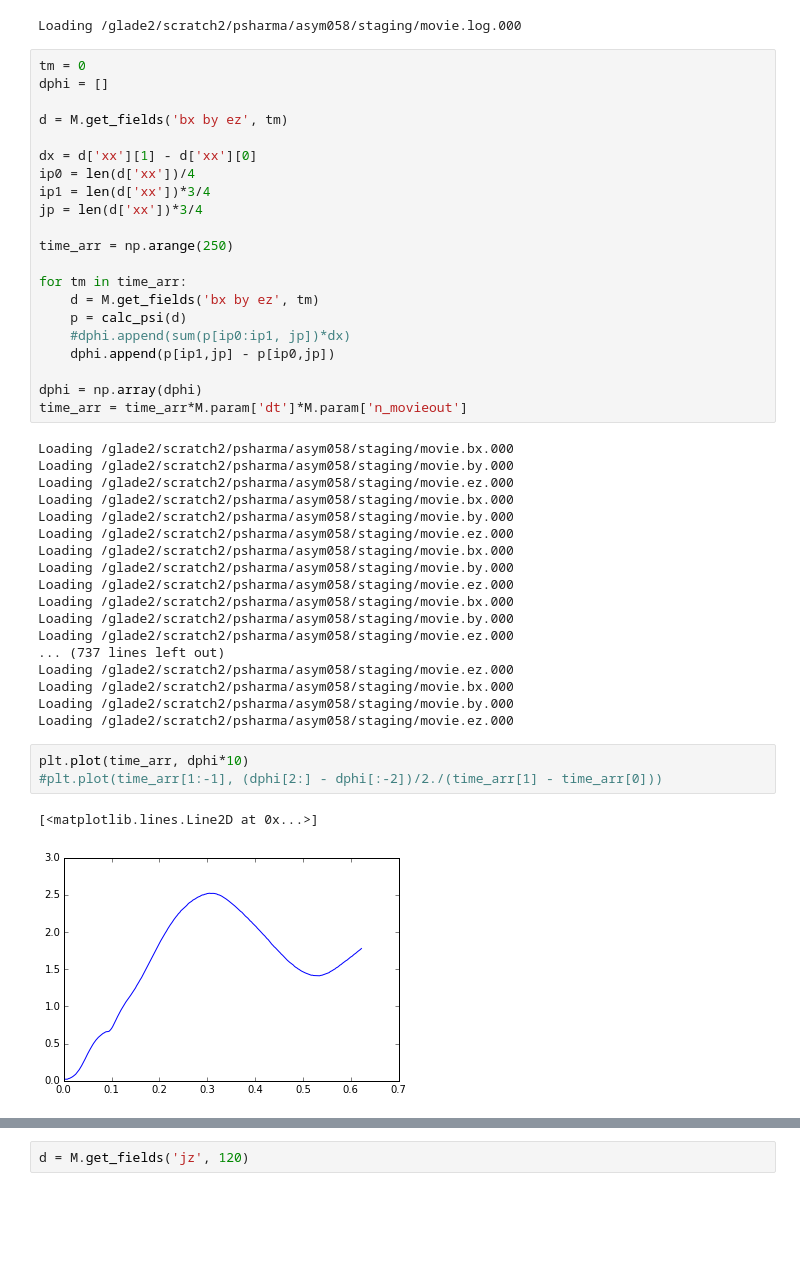
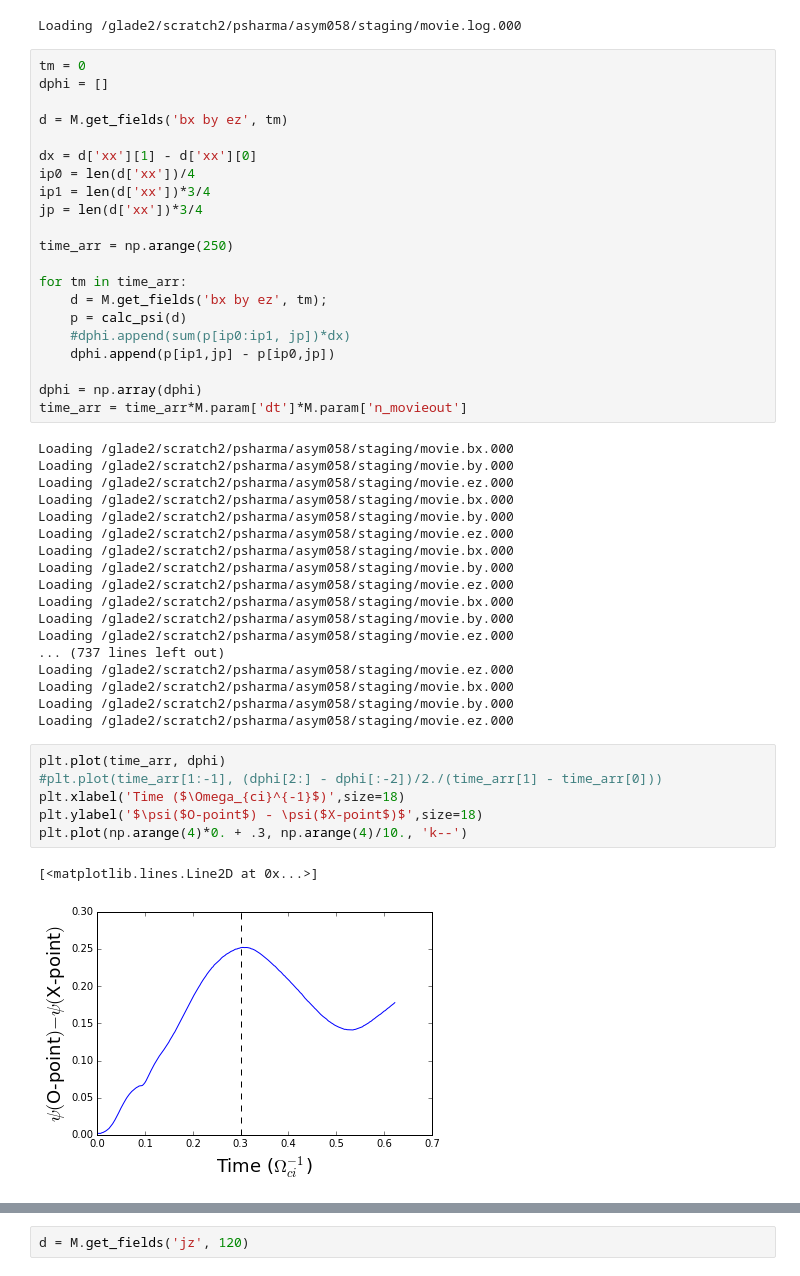
Before and after one commit to colbych/jupyter_notebooks, a Jupyter notebook: RR_asym058.ipynb, the cells around one changed output, grey strips where cells are left out. Cells and saved outputs as stored; diff of their text form; blank space fills up the shorter version.

```diff
--- a/RR_asym058.ipynb
+++ b/RR_asym058.ipynb
@@ -21,7 +21,7 @@ jp = len(d['xx'])*3/4
 time_arr = np.arange(250)
 
 for tm in time_arr:
-    d = M.get_fields('bx by ez', tm)
+    d = M.get_fields('bx by ez', tm);
     p = calc_psi(d)
     #dphi.append(sum(p[ip0:ip1, jp])*dx)
     dphi.append(p[ip1,jp] - p[ip0,jp])
@@ -47,8 +47,11 @@ Loading /glade2/scratch2/psharma/asym058/staging/movie.bx.000
 Loading /glade2/scratch2/psharma/asym058/staging/movie.by.000
 Loading /glade2/scratch2/psharma/asym058/staging/movie.ez.000
 # %%
-plt.plot(time_arr, dphi*10)
+plt.plot(time_arr, dphi)
 #plt.plot(time_arr[1:-1], (dphi[2:] - dphi[:-2])/2./(time_arr[1] - time_arr[0]))
+plt.xlabel('Time ($\Omega_{ci}^{-1}$)',size=18)
+plt.ylabel('$\psi($O-point$) - \psi($X-point$)$',size=18)
+plt.plot(np.arange(4)*0. + .3, np.arange(4)/10., 'k--')
 # %% [output]
 [<matplotlib.lines.Line2D at 0x...>]
-[figure, old version]
+[figure, new version]
```
Also changed, not shown: parts of 2 cells of this notebook.
